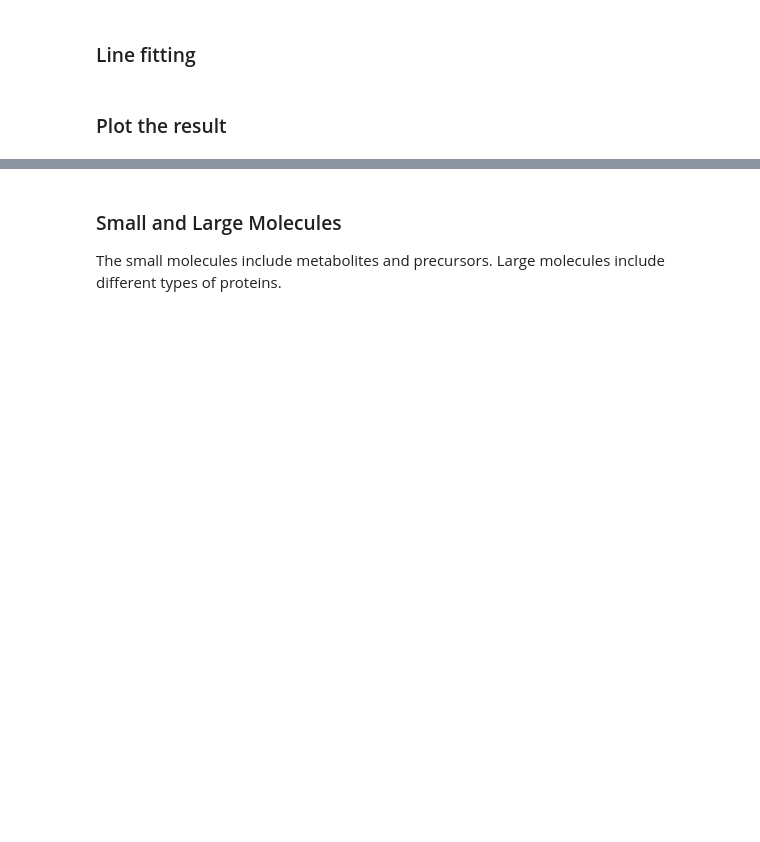
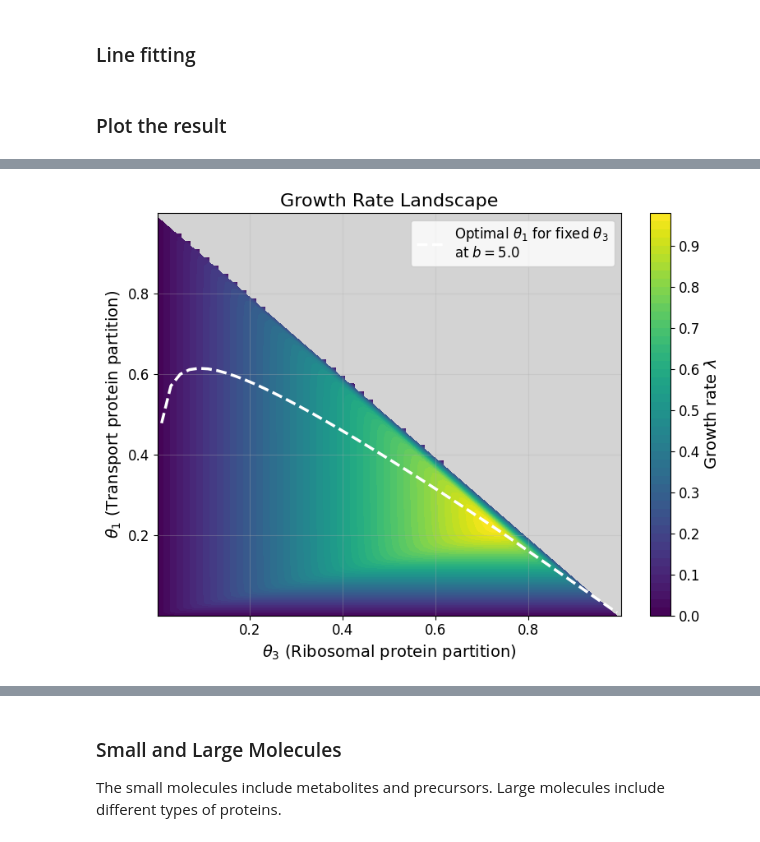
Before and after one commit to jonathan-huang/Proteome-Partition-ver.-1, a Jupyter notebook: PP3_MM.ipynb, the cells around one changed output, grey strips where cells are left out. Cells and saved outputs as stored; diff of their text form; code cells hidden in the pictures; blank space fills up the shorter version.

```diff
--- a/PP3_MM.ipynb
+++ b/PP3_MM.ipynb
@@ -364,0 +718,68 @@ Excel output requires openpyxl package. Install with: pip install openpyxl
+# %%
+from scipy.optimize import minimize_scalar
+
+b_contour = 5.0
+
+N_grid = 100
+t3_vals = np.linspace(0.001, 0.999, N_grid)
+t1_vals = np.linspace(0.001, 0.999, N_grid)
+T3, T1 = np.meshgrid(t3_vals, t1_vals)
+Lambda_grid = np.full_like(T3, np.nan)
+
+for i in range(N_grid):
+    for j in range(N_grid):
+        t3 = T3[i, j]
+        t1 = T1[i, j]
+        t2 = 1.0 - t1 - t3
+        if t2 > 0:
+            res = BioSystemMM3([t1, t2, t3], b_contour)
+            Lambda_grid[i, j] = res[9]
+
+line_t3 = np.linspace(0.01, 0.99, 50)
+line_t1 = []
+
+for t3_fixed in line_t3:
+    # Maximize lambda(t1) subject to 0 <= t1 <= 1 - t3_fixed
+    # theta2 = 1 - t1 - t3_fixed
+
+    def objective(t1):
+        t2 = 1.0 - t1 - t3_fixed
+        if t2 <= 0: return 1e10 # Penalty
+        res = BioSystemMM3([t1, t2, t3_fixed], b_contour)
+        return -res[9] # Negative for minimization
+
+    upper_bound = 1.0 - t3_fixed - 1e-7 # Small epsilon to avoid t2=0
+    if upper_bound < 0: upper_bound = 0
+
+    res = minimize_scalar(objective, bounds=(0, upper_bound), method='bounded')
+
+    if res.success:
+        line_t1.append(res.x)
+    else:
+        line_t1.append(np.nan)
+
+# 4. Plot
+plt.figure(figsize=(8, 6))
+ax = plt.gca()
+ax.set_facecolor('lightgrey') # Color the invalid region (where theta1 + theta3 > 1) grey
+
+# Contour
+cp = plt.contourf(T3, T1, Lambda_grid, levels=50, cmap='viridis')
+cbar = plt.colorbar(cp)
+cbar.set_label(r'Growth rate $\lambda$', fontsize=label_size)
+cbar.ax.tick_params(labelsize=tick_size)
+
+# Optimal Line
+plt.plot(line_t3, line_t1, 'w--', linewidth=2.5, label=r'Optimal $\theta_1$ for fixed $\theta_3$' + '\n' + r'at $b={:.1f}$'.format(b_contour))
+
+# Labels
+plt.xlabel(r'$\theta_3$ (Ribosomal protein partition)', fontsize=label_size)
+plt.ylabel(r'$\theta_1$ (Transport protein partition)', fontsize=label_size)
+plt.title(f'Growth Rate Landscape', fontsize=title_size)
+plt.tick_params(axis='both', which='major', labelsize=tick_size)
+plt.legend(loc='upper right', fontsize=12)
+plt.grid(True, alpha=0.3)
+plt.tight_layout()
+plt.show()
+# %% [output]
+[figure, added]
```
Also changed, not shown: parts of 14 cells of this notebook, 8 other files.
